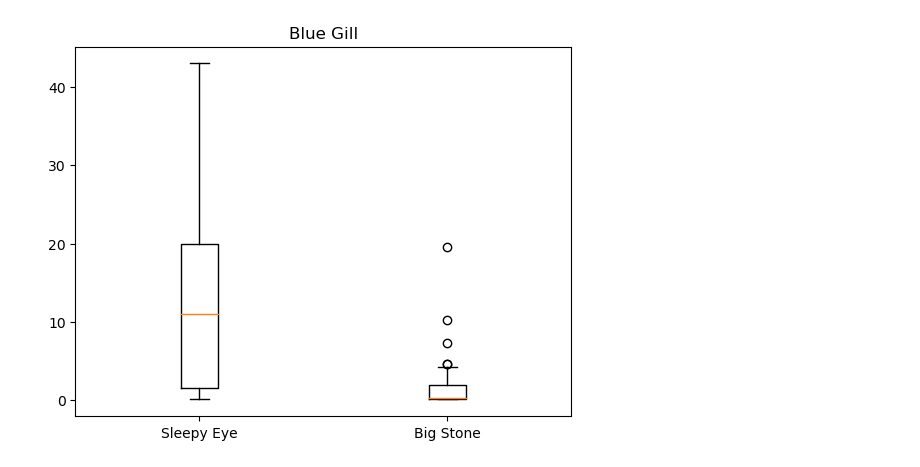
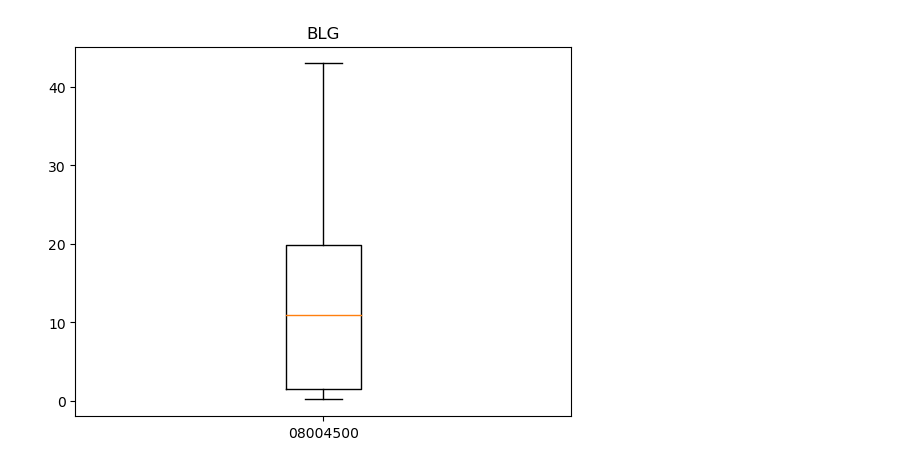
Before and after one commit to lwunderl/Minnesota-Fish-Explorer, a Jupyter notebook: Fish_Survey/fish_analysis.ipynb, the cells around one changed output. Saved outputs shown, nothing was run; the diff lists cells and outputs as text; code cells hidden in the pictures.

```diff
--- a/Fish_Survey/fish_analysis.ipynb
+++ b/Fish_Survey/fish_analysis.ipynb
@@ -3,3 +3,9 @@ import pandas as pd
 import matplotlib.pyplot as plt
 import scipy.stats as st
 import numpy as np
+# %%
+lake1 = input("Enter a lake to compare: ")
+lake2 = input("Enter a lake to compare: ")
+lake3 = input("Enter a lake to compare: ")
+lake4 = input("Enter a lake to compare: ")
+lake5 = input("Enter a lake to compare: ")
@@ -6,3 +18,6 @@ import numpy as np
 # %%
-sleepy_eye = pd.read_csv("Resources/08004500_catch.csv")
-big_stone = pd.read_csv("Resources/06015200_catch.csv")
+lake1_df = pd.read_csv(f"Resources/{lake1}_catch.csv")
+lake2_df = pd.read_csv(f"Resources/{lake2}_catch.csv")
+lake3_df = pd.read_csv(f"Resources/{lake3}_catch.csv")
+lake4_df = pd.read_csv(f"Resources/{lake4}_catch.csv")
+lake5_df = pd.read_csv(f"Resources/{lake5}_catch.csv")
@@ -8,0 +33,2 @@ big_stone = pd.read_csv("Resources/06015200_catch.csv")
+# %%
+species1 = input("Enter a species to compare: ")
@@ -9,4 +37,3 @@ big_stone = pd.read_csv("Resources/06015200_catch.csv")
 # %%
-northernse = sleepy_eye.loc[(sleepy_eye["species"] == "BLG") & (sleepy_eye["gear"] == "Standard gill nets")]
-northernse = northernse.sort_values(by="survey_date")
-northernse.head()
+species1_df = lake1_df.loc[(lake1_df["species"] == species1) & (lake1_df["gear"] == "Standard gill nets")]
+species1_df = species1_df.sort_values(by="survey_date")
@@ -31,10 +49,10 @@ northernbs.head()
 # %%
-plt.boxplot([northernse["CPUE"], northernbs["CPUE"]])
-labels = ["Sleepy Eye", "Big Stone"]
-ticks = [1,2]
+plt.boxplot(species1_df["CPUE"])
+labels = [lake1]
+ticks = [1]
 plt.xticks(ticks=ticks, labels=labels)
-plt.title("Blue Gill")
+plt.title(species1)
 plt.show()
 # %% [output]
-[figure, old version]
+[figure, new version]
 # %%
```
Also changed, not shown: parts of 8 cells of this notebook, 6 other files.
